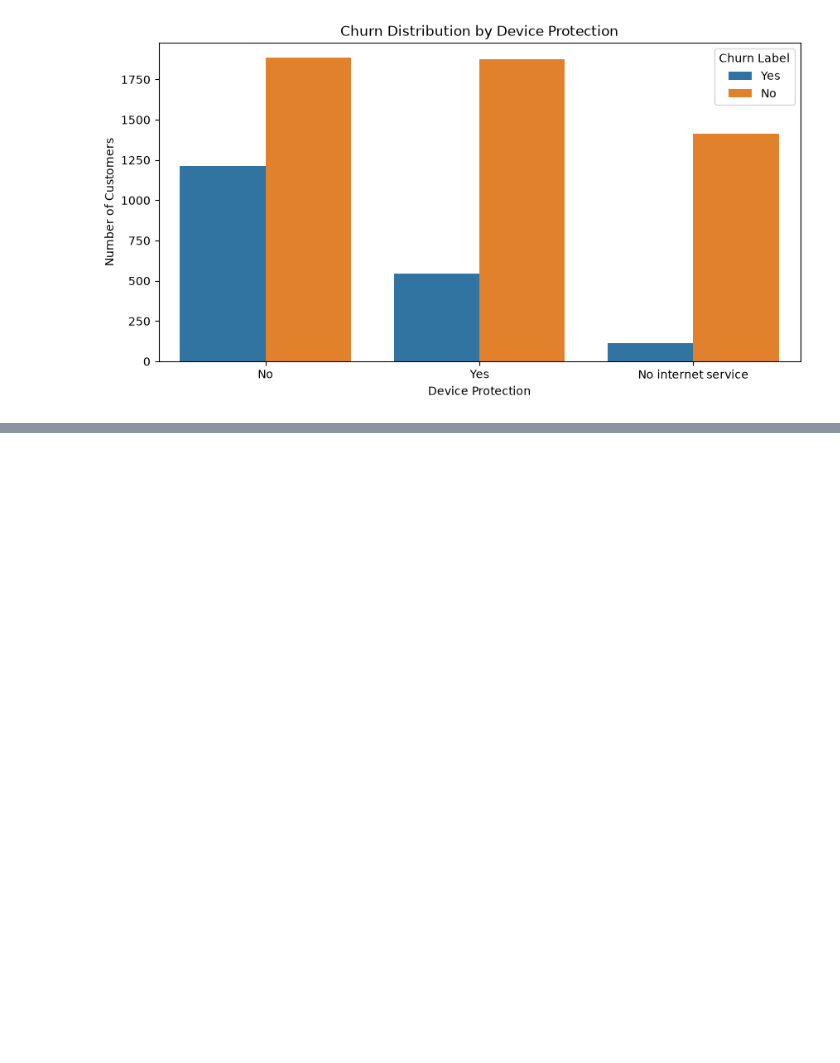
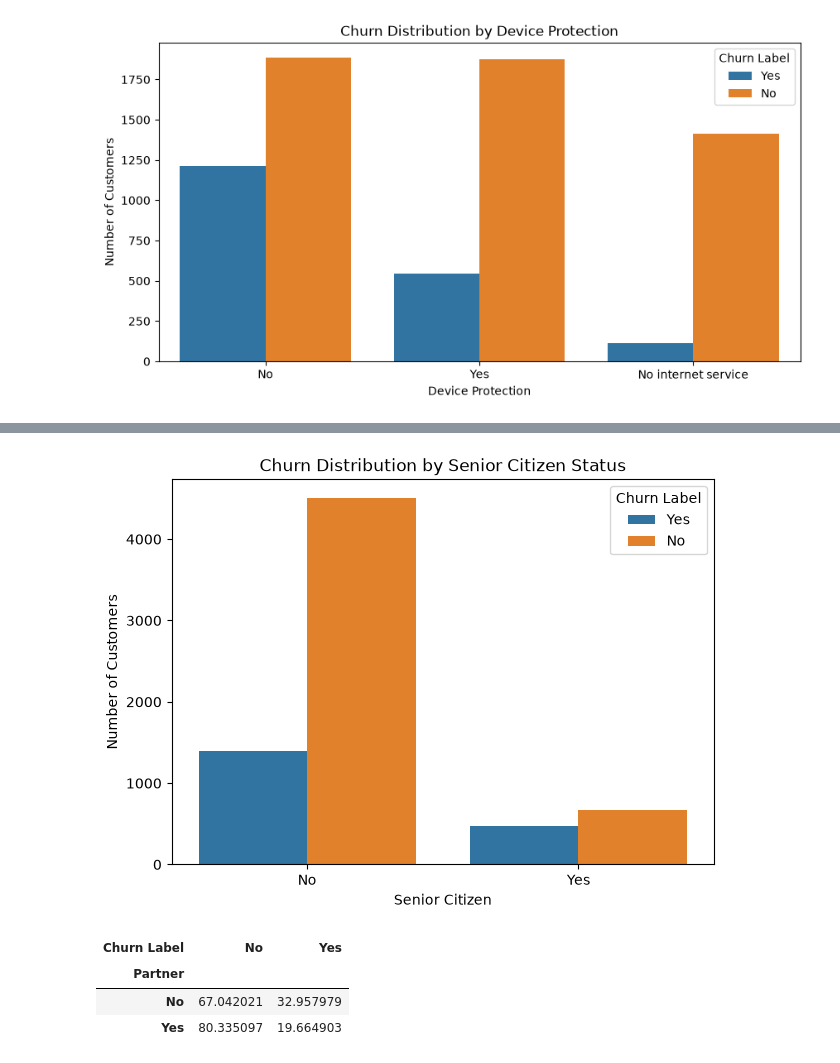
Before and after one commit to einstein4work/telecom-churn-intelligence, a Jupyter notebook: notebook/01_eda.ipynb, the cells around one changed output, grey strips where cells are left out. Cells and saved outputs as stored; diff of their text form; code cells hidden in the pictures; blank space fills up the shorter version.

```diff
--- a/notebook/01_eda.ipynb
+++ b/notebook/01_eda.ipynb
@@ -528,0 +627,28 @@ plt.show()
+# %%
+plt.figure(figsize=(7,5))
+
+sns.countplot(
+    data=df,
+    x="Senior Citizen",
+    hue="Churn Label"
+)
+
+plt.title("Churn Distribution by Senior Citizen Status")
+plt.xlabel("Senior Citizen")
+plt.ylabel("Number of Customers")
+plt.show()
+# %% [output]
+[figure, added]
+# %%
+partner_churn = pd.crosstab(
+    df["Partner"],
+    df["Churn Label"],
+    normalize="index"
+) * 100
+
+partner_churn
+# %% [output]
+| Churn Label | No | Yes |
+| Partner |  |  |
+| No | 67.042021 | 32.957979 |
+| Yes | 80.335097 | 19.664903 |
```
Also changed, not shown: parts of 54 cells of this notebook, 3 other files.
